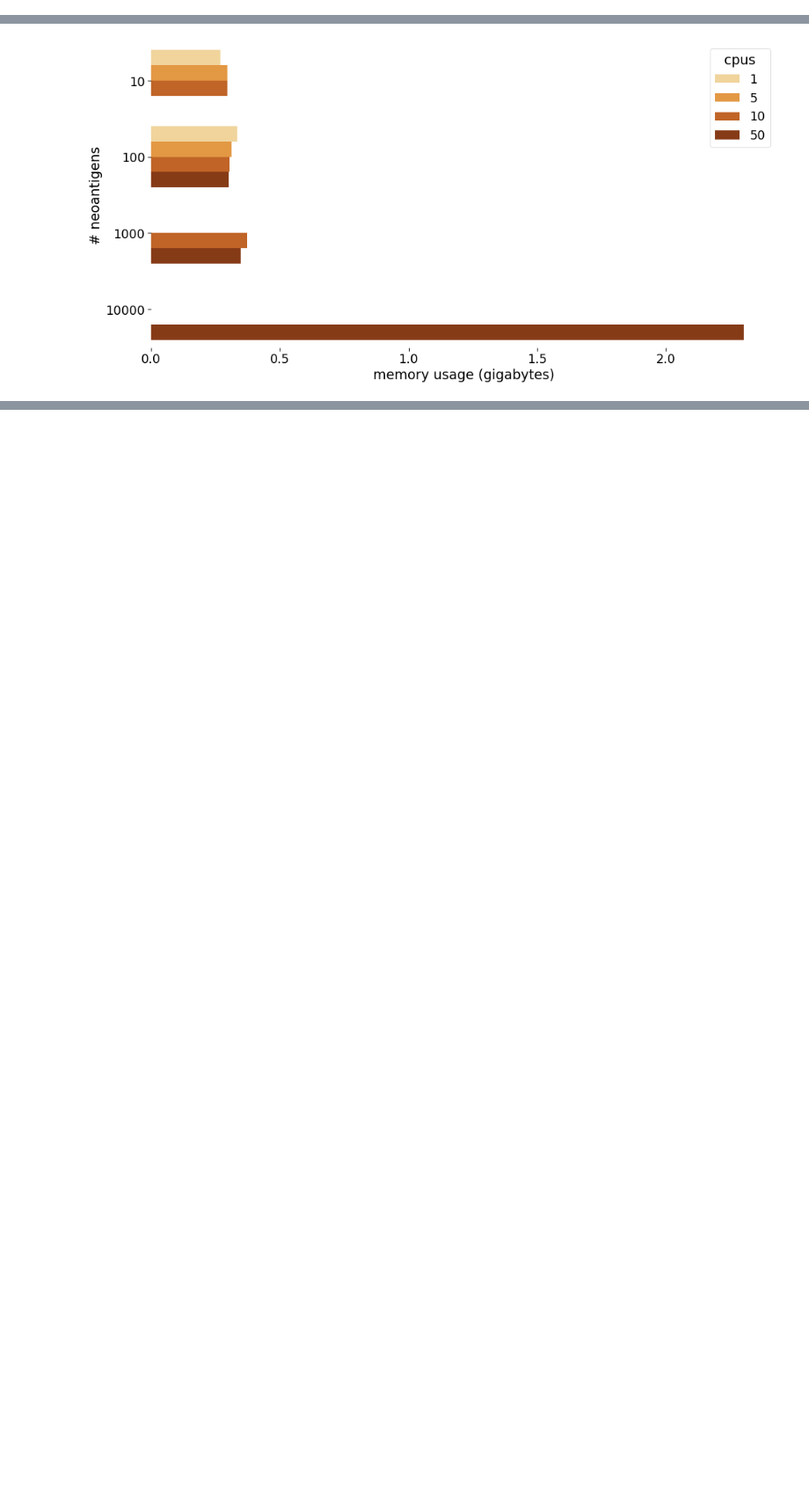
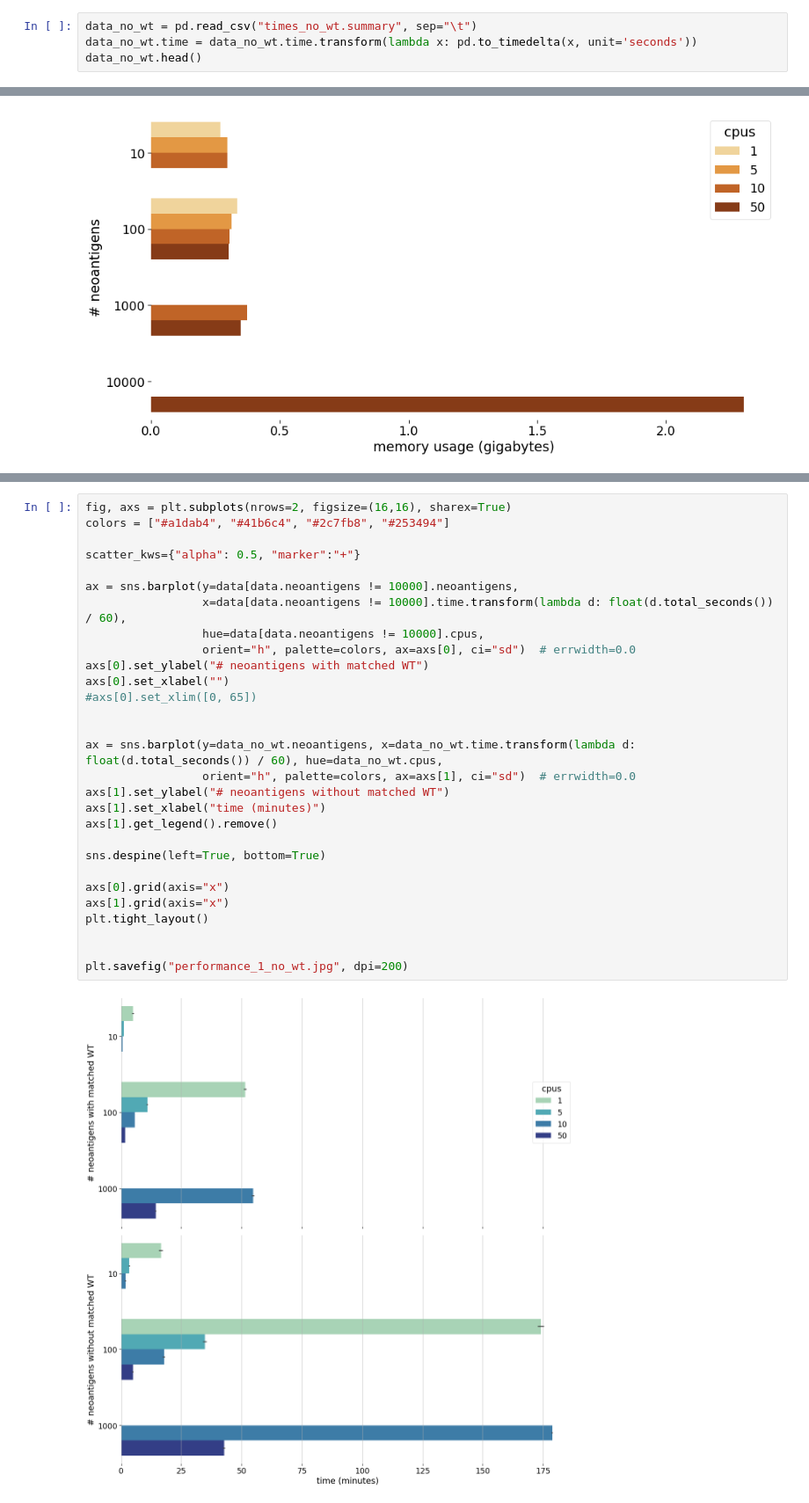
Before and after one commit to TRON-Bioinformatics/neofox, a Jupyter notebook: docs/source/notebooks/plot.ipynb, the cells around one changed output, grey strips where cells are left out. Shown at 88% size. Drawn from its saved outputs; the diff is of its cells as text; blank space fills up the shorter version.

```diff
--- a/docs/source/notebooks/plot.ipynb
+++ b/docs/source/notebooks/plot.ipynb
@@ -24,0 +19,4 @@ data.head()
+# %%
+data_no_wt = pd.read_csv("times_no_wt.summary", sep="\t")
+data_no_wt.time = data_no_wt.time.transform(lambda x: pd.to_timedelta(x, unit='seconds'))
+data_no_wt.head()
@@ -176,3 +181,34 @@ plt.savefig("performance_1.jpg", dpi=200)
+# %%
+fig, axs = plt.subplots(nrows=2, figsize=(16,16), sharex=True)
+colors = ["#a1dab4", "#41b6c4", "#2c7fb8", "#253494"]
+
+scatter_kws={"alpha": 0.5, "marker":"+"}
+
+ax = sns.barplot(y=data[data.neoantigens != 10000].neoantigens,
+                 x=data[data.neoantigens != 10000].time.transform(lambda d: float(d.total_seconds()) / 60),
+                 hue=data[data.neoantigens != 10000].cpus,
+                 orient="h", palette=colors, ax=axs[0], ci="sd")  # errwidth=0.0
+axs[0].set_ylabel("# neoantigens with matched WT")
+axs[0].set_xlabel("")
+#axs[0].set_xlim([0, 65])
+
+
+ax = sns.barplot(y=data_no_wt.neoantigens, x=data_no_wt.time.transform(lambda d: float(d.total_seconds()) / 60), hue=data_no_wt.cpus,
+                 orient="h", palette=colors, ax=axs[1], ci="sd")  # errwidth=0.0
+axs[1].set_ylabel("# neoantigens without matched WT")
+axs[1].set_xlabel("time (minutes)")
+axs[1].get_legend().remove()
+
+sns.despine(left=True, bottom=True)
+
+axs[0].grid(axis="x")
+axs[1].grid(axis="x")
+plt.tight_layout()
+
+
+plt.savefig("performance_1_no_wt.jpg", dpi=200)
+# %% [output]
+[figure, added]
 # %%
 average_times = data.time.transform(lambda d: d.total_seconds()) / (data.neoantigens / data.cpus)
 average_times #[average_times < 10]
```
Also changed, not shown: parts of 17 cells of this notebook, 10 other files.
